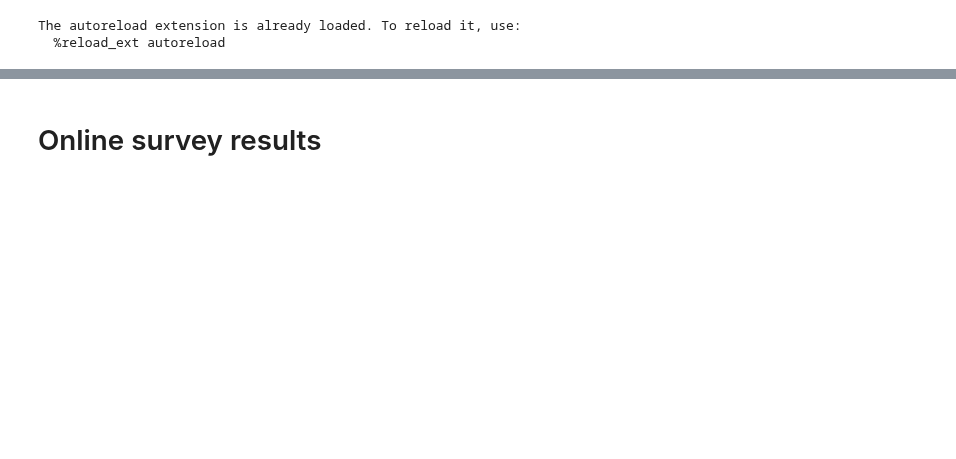
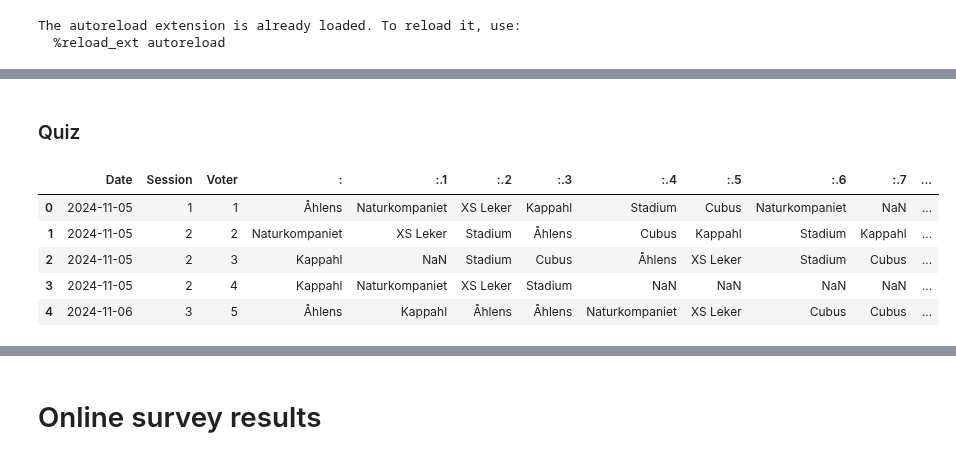
Before and after one commit to emmenru/Music-AI-workshop, a Jupyter notebook: AI-music-workshop.ipynb, the cells around one changed output, grey strips where cells are left out. Saved outputs shown, nothing was run; the diff lists cells and outputs as text; code cells hidden in the pictures; blank space fills up the shorter version.

```diff
--- a/AI-music-workshop.ipynb
+++ b/AI-music-workshop.ipynb
@@ -28,0 +95,11 @@ The autoreload extension is already loaded. To reload it, use:
+# %% [markdown]
+### Quiz
+# %%
+df_quiz.head()
+# %% [output]
+|  | Date | Session | Voter | : | :.1 | :.2 | :.3 | :.4 | :.5 | :.6 | :.7 | ... |
+| 0 | 2024-11-05 | 1 | 1 | Åhlens | Naturkompaniet | XS Leker | Kappahl | Stadium | Cubus | Naturkompaniet | NaN | ... |
+| 1 | 2024-11-05 | 2 | 2 | Naturkompaniet | XS Leker | Stadium | Åhlens | Cubus | Kappahl | Stadium | Kappahl | ... |
+| 2 | 2024-11-05 | 2 | 3 | Kappahl | NaN | Stadium | Cubus | Åhlens | XS Leker | Stadium | Cubus | ... |
+| 3 | 2024-11-05 | 2 | 4 | Kappahl | Naturkompaniet | XS Leker | Stadium | NaN | NaN | NaN | NaN | ... |
+| 4 | 2024-11-06 | 3 | 5 | Åhlens | Kappahl | Åhlens | Åhlens | Naturkompaniet | XS Leker | Cubus | Cubus | ... |
```
Also changed, not shown: parts of 26 cells of this notebook.
